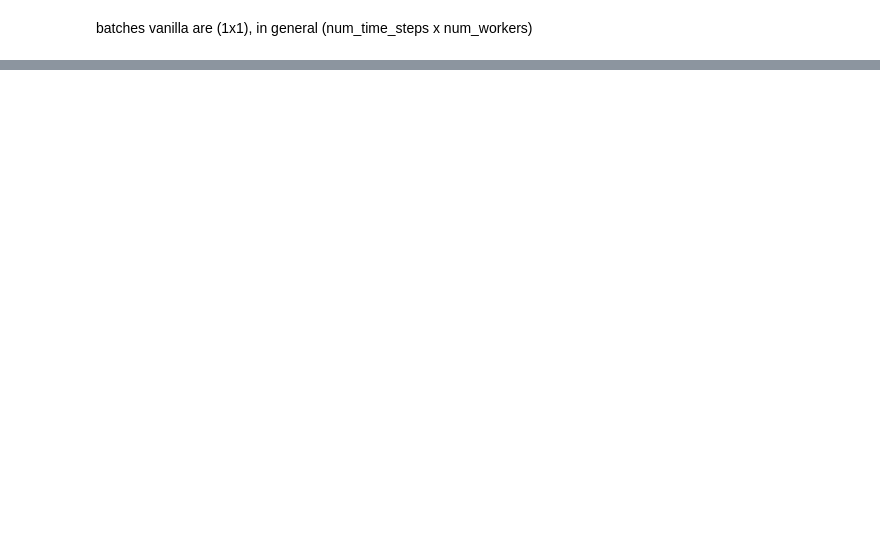
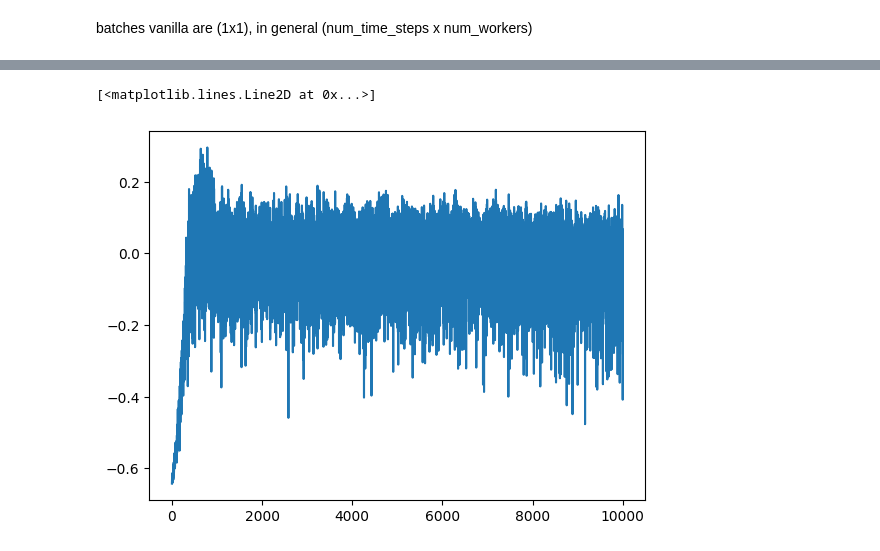
Before and after one commit to alexei-erm/annrl_project, a Jupyter notebook: main.ipynb, the cells around one changed output, grey strips where cells are left out. Drawn from its saved outputs; the diff is of its cells as text; code cells hidden in the pictures; blank space fills up the shorter version.

```diff
--- a/main.ipynb
+++ b/main.ipynb
@@ -27,7 +27,7 @@ batch_size = 256
 gamma_ = 0.99
 lr_actor = 1e-5
 lr_critic = 1e-3
-eps = 0.1
+eps = 0.2
 num_workers=1
 num_episodes = 10000
 total_steps_budget = 500000
@@ -41,6 +41,7 @@ output_size_critic = 1
 
 critic_losses = []
 actor_losses = []
+episode_rewards = []
 
 
 # Initialize agent
@@ -79,6 +80,7 @@ for episode in range(num_episodes):
 
             critic_losses.append(critic_loss)
             actor_losses.append(actor_loss)
+            episode_rewards.append(episode_reward)
             # Clear the batch
             batch.clear()
 
@@ -121,0 +132,5 @@ batches vanilla are (1x1), in general (num_time_steps x num_workers)
+# %%
+plt.plot(actor_losses)
+# %% [output]
+[<matplotlib.lines.Line2D at 0x...>]
+[figure, added]
```
Also changed, not shown: parts of 4 cells of this notebook, 3 other files.
